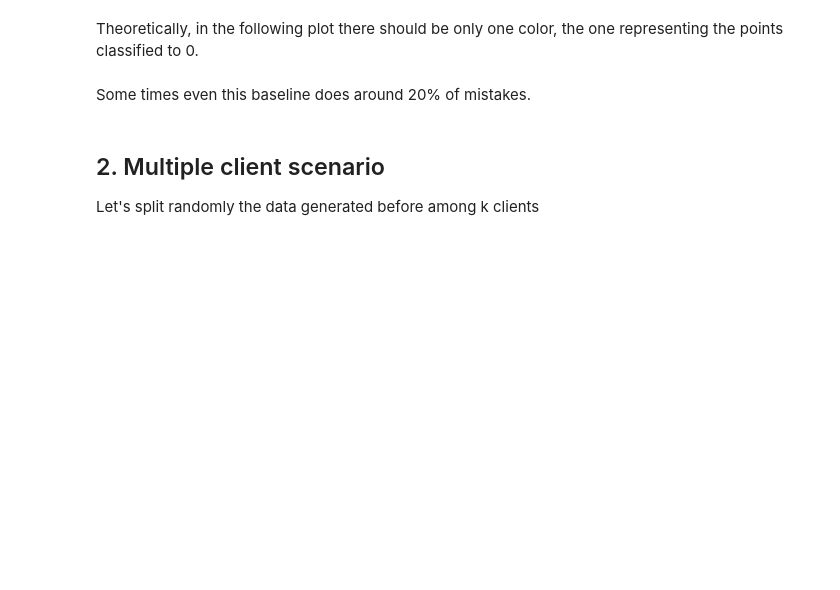
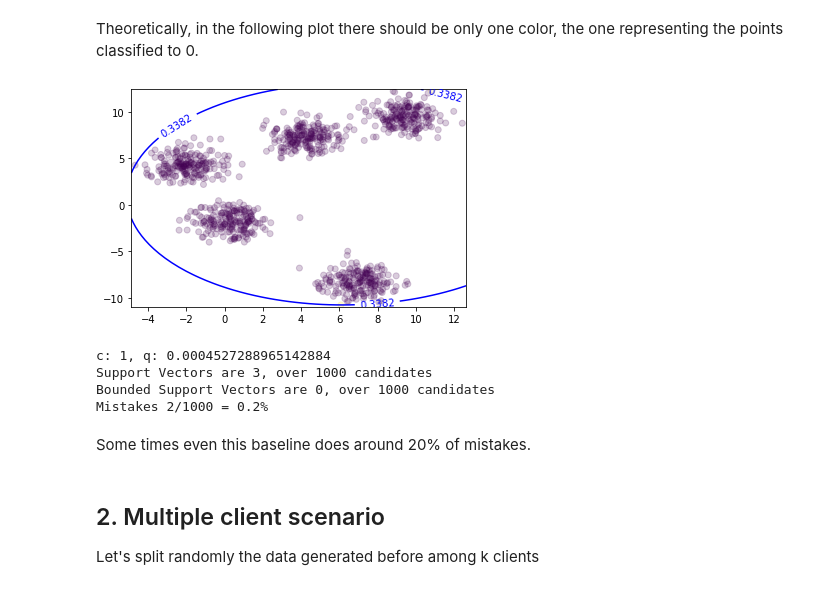
Before and after one commit to MaxFrax/FederatedLearningOutlierDetection, a Jupyter notebook: jupyter/FederatedSphereAttempt.ipynb, the cells around one changed output. Drawn from its saved outputs; the diff is of its cells as text; code cells hidden in the pictures; blank space fills up the shorter version.

```diff
--- a/jupyter/FederatedSphereAttempt.ipynb
+++ b/jupyter/FederatedSphereAttempt.ipynb
@@ -83,7 +111,7 @@ plt.show()
 Let's see if we can create a sphere containing all the points with our implementation of the classifier.
 # %%
 params = {
-    'q': np.random.random_sample(size=10)*0.01,
+    'q': np.random.random_sample(size=5)*0.01,
     'c': [1]#uniform()
 }
 clf = GridSearchCV(BSVClassifier(), params, cv=2, n_jobs=1, scoring=scoring, refit='zeros_scorer', return_train_score=False, verbose=10)
@@ -91,11 +142,18 @@ clf.fit(X, y)
 # %% [markdown]
 Theoretically, in the following plot there should be only one color, the one representing the points classified to 0.
 # %%
-best_clf = clf.best_estimator_
+best_clf_single_client = clf.best_estimator_
 
-plot_contour(X, best_clf, best_clf.predict(X))
+plot_contour(X, best_clf_single_client, best_clf_single_client.predict(X))
+# %% [output]
+[figure, added]
 # %%
-print_report(best_clf, X)
+print_report(best_clf_single_client, X)
+# %% [output]
+c: 1, q: 0.0004527288965142884
+Support Vectors are 3, over 1000 candidates
+Bounded Support Vectors are 0, over 1000 candidates
+Mistakes 2/1000 = 0.2%
 # %% [markdown]
 Some times even this baseline does around 20% of mistakes.
 # %% [markdown]
```
Also changed, not shown: parts of 19 cells of this notebook.
